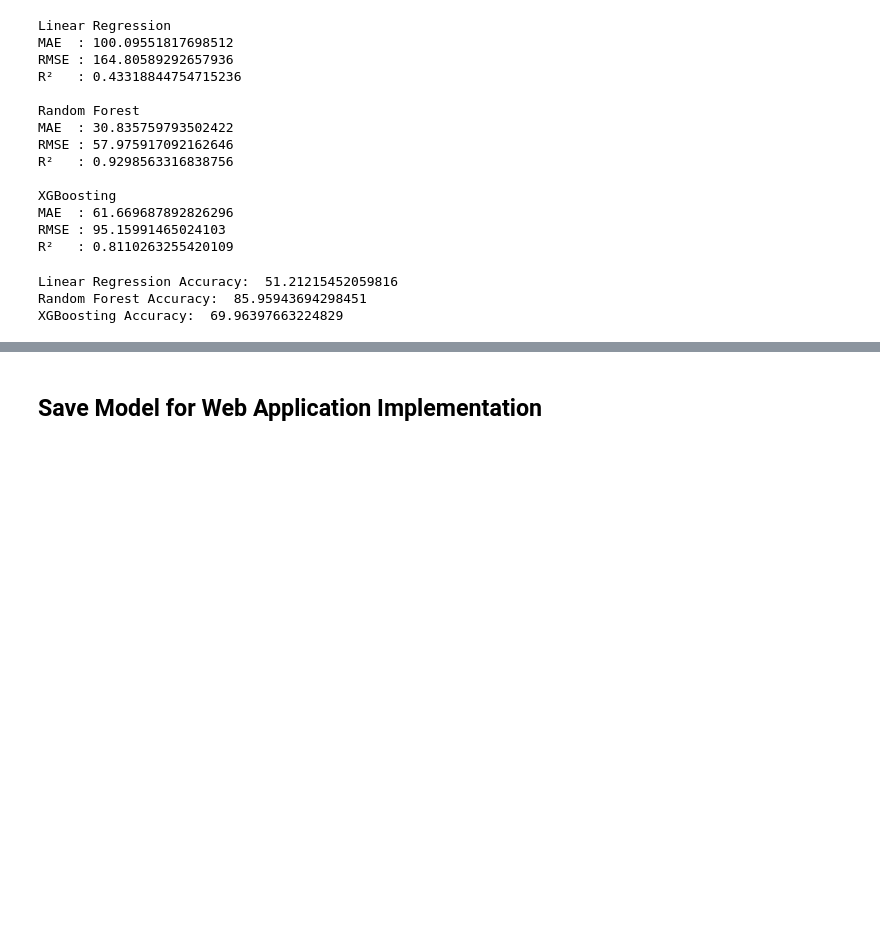
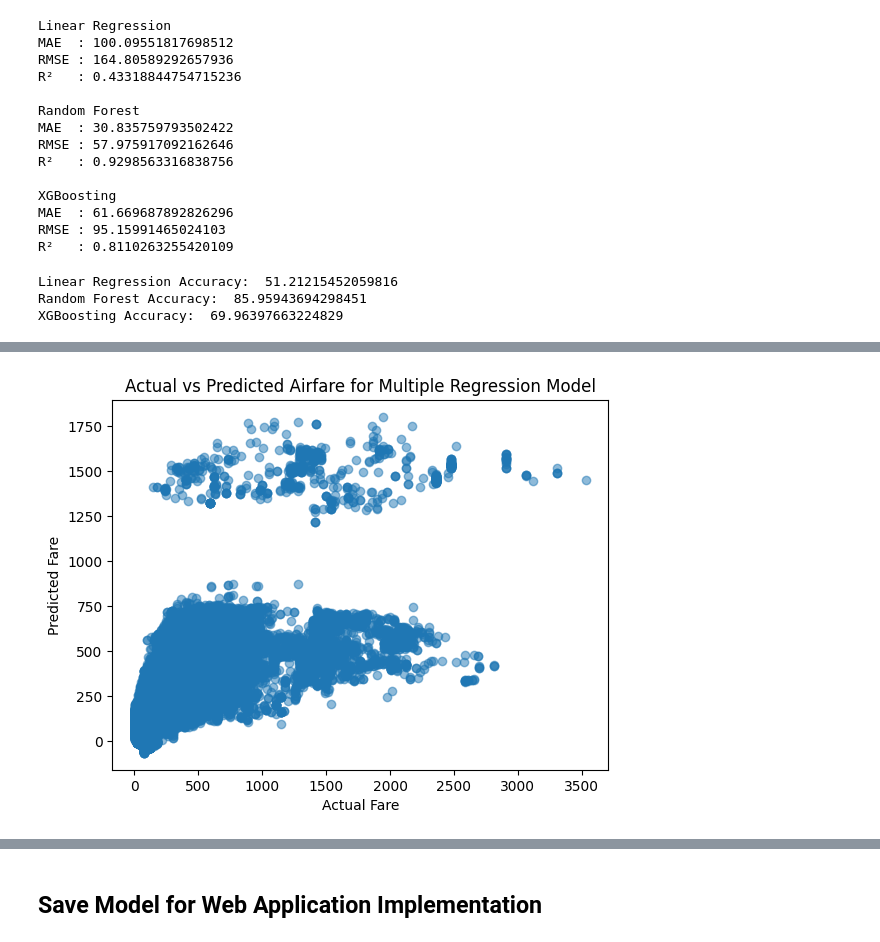
Before and after one commit to Reaper7861/Flight-Prediction-System, a Jupyter notebook: Flight Prediction.ipynb, the cells around one changed output, grey strips where cells are left out. Cells and saved outputs as stored; diff of their text form; code cells hidden in the pictures; blank space fills up the shorter version.

```diff
--- a/Flight Prediction.ipynb
+++ b/Flight Prediction.ipynb
@@ -310,0 +313,8 @@ dtype: int64
+# %%
+plt.scatter(y_test_linear, y_pred_linear, alpha=0.5)
+plt.xlabel("Actual Fare")
+plt.ylabel("Predicted Fare")
+plt.title("Actual vs Predicted Airfare for Multiple Regression Model")
+plt.show()
+# %% [output]
+[figure, added]
```
Also changed, not shown: parts of 12 cells of this notebook.
